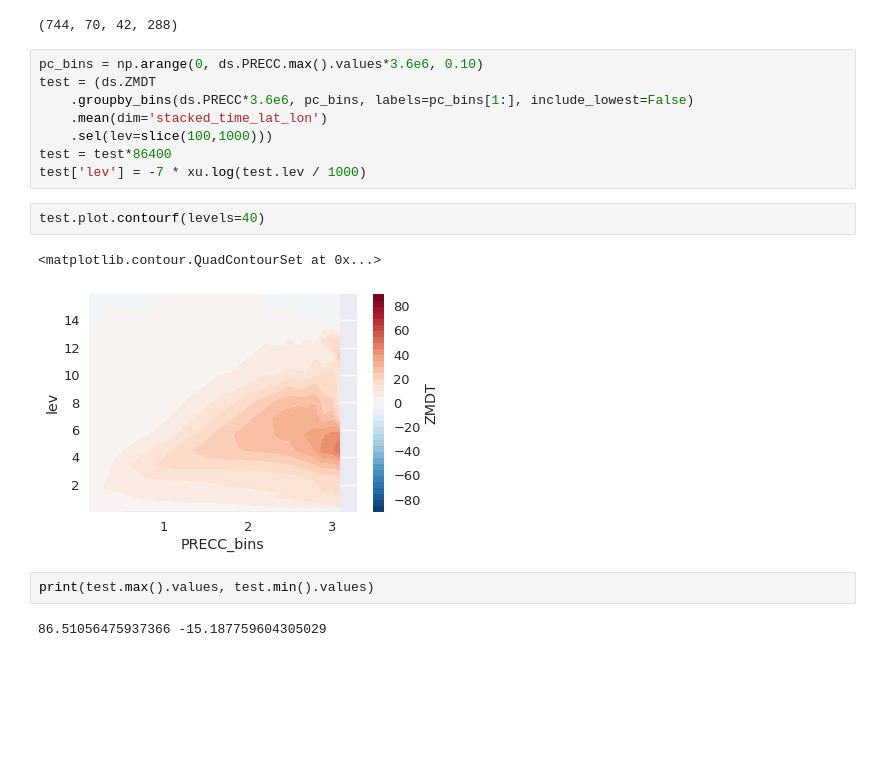
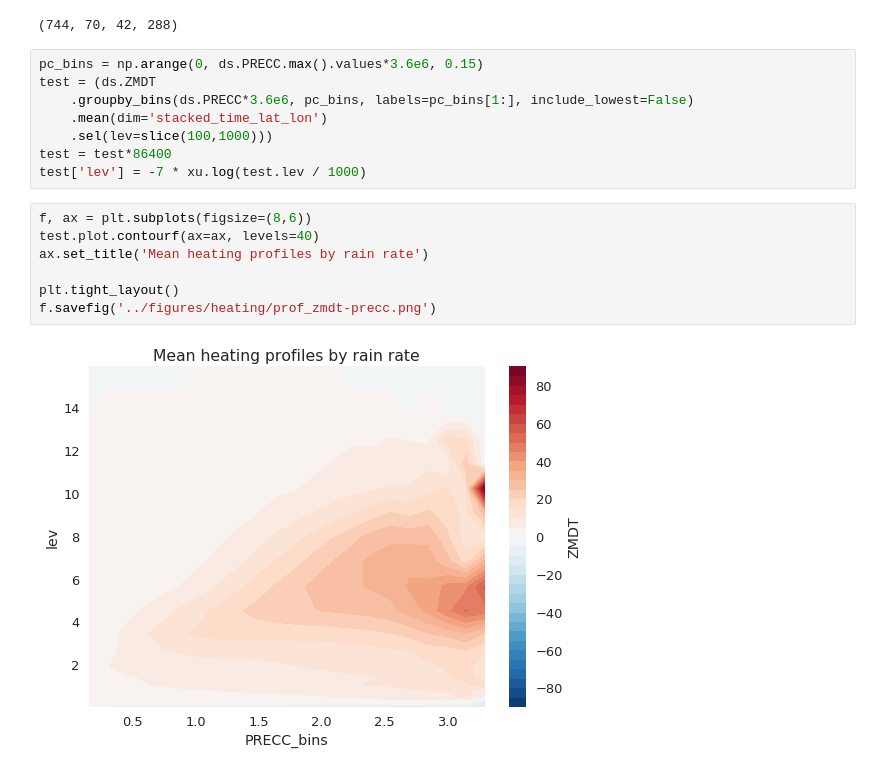
Before and after one commit to dcamron/ncar-gwdst, a Jupyter notebook: notebooks/heating.ipynb, the cells around one changed output. Saved outputs shown, nothing was run; the diff lists cells and outputs as text; blank space fills up the shorter version.

Commit message:
Fixed heating figure output.

```diff
--- a/notebooks/heating.ipynb
+++ b/notebooks/heating.ipynb
@@ -98,19 +98,19 @@ ds.ZMDT.shape
 # %% [output]
 (744, 70, 42, 288)
 # %%
-pc_bins = np.arange(0, ds.PRECC.max().values*3.6e6, 0.10)
+pc_bins = np.arange(0, ds.PRECC.max().values*3.6e6, 0.15)
 test = (ds.ZMDT
     .groupby_bins(ds.PRECC*3.6e6, pc_bins, labels=pc_bins[1:], include_lowest=False)
     .mean(dim='stacked_time_lat_lon')
     .sel(lev=slice(100,1000)))
 test = test*86400
 test['lev'] = -7 * xu.log(test.lev / 1000)
-# %%
-test.plot.contourf(levels=40)
-# %% [output]
-<matplotlib.contour.QuadContourSet at 0x...>
-[figure, removed]
-# %%
-print(test.max().values, test.min().values)
-# %% [output]
-86.51056475937366 -15.187759604305029
+# %%
+f, ax = plt.subplots(figsize=(8,6))
+test.plot.contourf(ax=ax, levels=40)
+ax.set_title('Mean heating profiles by rain rate')
+
+plt.tight_layout()
+f.savefig('../figures/heating/prof_zmdt-precc.png')
+# %% [output]
+[figure, added]
```
Also changed, not shown: 1 other file.
